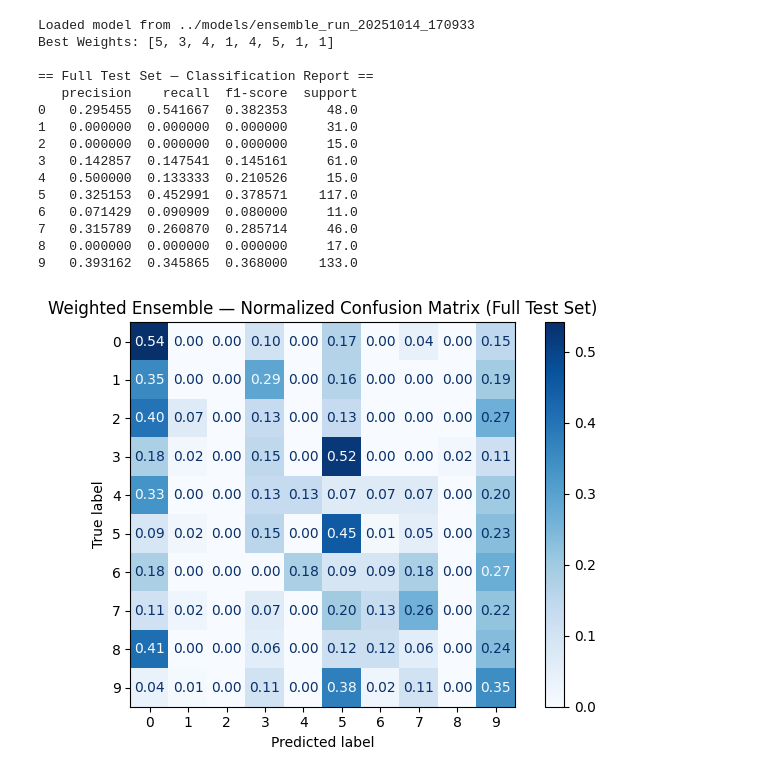
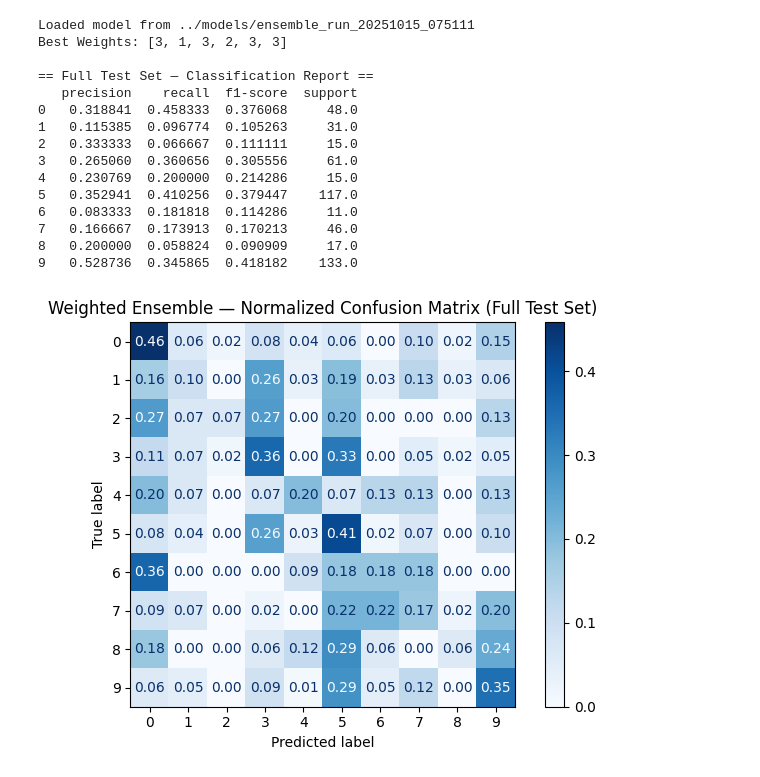
Before and after one commit to MorganC702/StockMarketRegimeResearch, a Jupyter notebook: models/ensemble.ipynb, the cells around one changed output. Saved outputs shown, nothing was run; the diff lists cells and outputs as text; code cells hidden in the pictures.

```diff
--- a/models/ensemble.ipynb
+++ b/models/ensemble.ipynb
@@ -161,7 +161,7 @@ for name in estimators_list:
     proba_dict[name] = model.predict_proba(X_test_scaled)
 
 all_combos = list(itertools.product([1, 2, 3, 4, 5], repeat=len(estimators_list)))
-sampled_combos = random.sample(all_combos, int(len(all_combos) * 0.0005))  # 0.05% of total
+sampled_combos = random.sample(all_combos, int(len(all_combos) * 1))  # 0.05% of total
 
 best_score, best_weights = -1, None
 
@@ -380,7 +374,7 @@ from sklearn.metrics import (
 # --------------------------------------------------------------
 # 1. Load Model, Scaler, Weights, and Metadata
 # --------------------------------------------------------------
-MODEL_DIR = "../models/ensemble_run_20251014_170933"
+MODEL_DIR = "../models/ensemble_run_20251015_075111"
 
 model = joblib.load(f"{MODEL_DIR}/ensemble_model.pkl")
 scaler = joblib.load(f"{MODEL_DIR}/scaler.pkl")
@@ -408,7 +402,7 @@ X_test_scaled = scaler.transform(X_test)
 # --------------------------------------------------------------
 # 3. Compute Weighted Predictions
 # --------------------------------------------------------------
-estimators_list = ["xgb", "rf", "et", "mlp", "svc", "log_reg", "lda", "knn"]
+estimators_list = ["xgb", "rf", "et", "mlp", "log_reg", "lda"]
 
 # Collect per-model probabilities
 proba_dict = {
@@ -473,43 +467,43 @@ class_acc = np.diag(cm_full.values)
 
 model_perf = pd.DataFrame({
     "regime": regime_labels,
     "Model_Accuracy": class_acc * 100
 })
 
 # Align baseline (trim or pad)
 baseline_trimmed = baseline_dist.head(len(model_perf))
 compare_df = baseline_trimmed.merge(model_perf, on="regime", how="inner").sort_values("Percent", ascending=False)
 
 # --------------------------------------------------------------
 # 6. Plot Comparison
 # --------------------------------------------------------------
 plt.figure(figsize=(10,8))
 bar_width = 0.35
 x = np.arange(len(compare_df))
 
 plt.bar(x - bar_width/2, compare_df["Percent"], width=bar_width, label="Baseline Frequency (%)", color="lightgray")
 plt.bar(x + bar_width/2, compare_df["Model_Accuracy"], width=bar_width, label="Model Accuracy (%)", color="steelblue")
 
 plt.xticks(x, compare_df["regime"], rotation=30, ha="right")
 plt.ylabel("Percentage", fontsize=12)
 plt.title("Baseline Distribution vs Model Accuracy", fontsize=15, weight="bold")
 plt.legend()
 plt.tight_layout()
 plt.show()
 # %% [output]
-Loaded model from ../models/ensemble_run_20251014_170933
-Best Weights: [5, 3, 4, 1, 4, 5, 1, 1]
+Loaded model from ../models/ensemble_run_20251015_075111
+Best Weights: [3, 1, 3, 2, 3, 3]
 
 == Full Test Set — Classification Report ==
    precision    recall  f1-score  support
-0   0.295455  0.541667  0.382353     48.0
-1   0.000000  0.000000  0.000000     31.0
-2   0.000000  0.000000  0.000000     15.0
-3   0.142857  0.147541  0.145161     61.0
-4   0.500000  0.133333  0.210526     15.0
-5   0.325153  0.452991  0.378571    117.0
-6   0.071429  0.090909  0.080000     11.0
-7   0.315789  0.260870  0.285714     46.0
-8   0.000000  0.000000  0.000000     17.0
-9   0.393162  0.345865  0.368000    133.0
+0   0.318841  0.458333  0.376068     48.0
+1   0.115385  0.096774  0.105263     31.0
+2   0.333333  0.066667  0.111111     15.0
+3   0.265060  0.360656  0.305556     61.0
+4   0.230769  0.200000  0.214286     15.0
+5   0.352941  0.410256  0.379447    117.0
+6   0.083333  0.181818  0.114286     11.0
+7   0.166667  0.173913  0.170213     46.0
+8   0.200000  0.058824  0.090909     17.0
+9   0.528736  0.345865  0.418182    133.0
-[figure, old version]
+[figure, new version]
```
Also changed, not shown: parts of 3 cells of this notebook, 5 other files.
